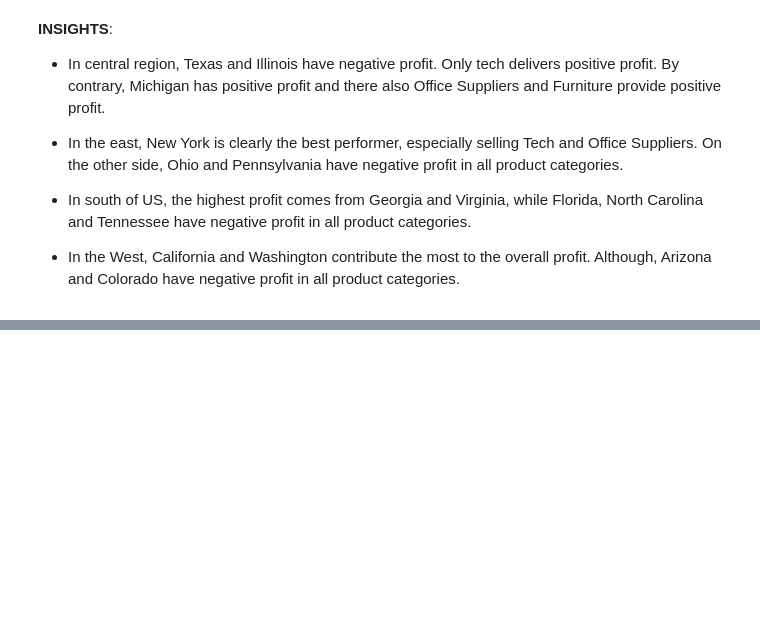
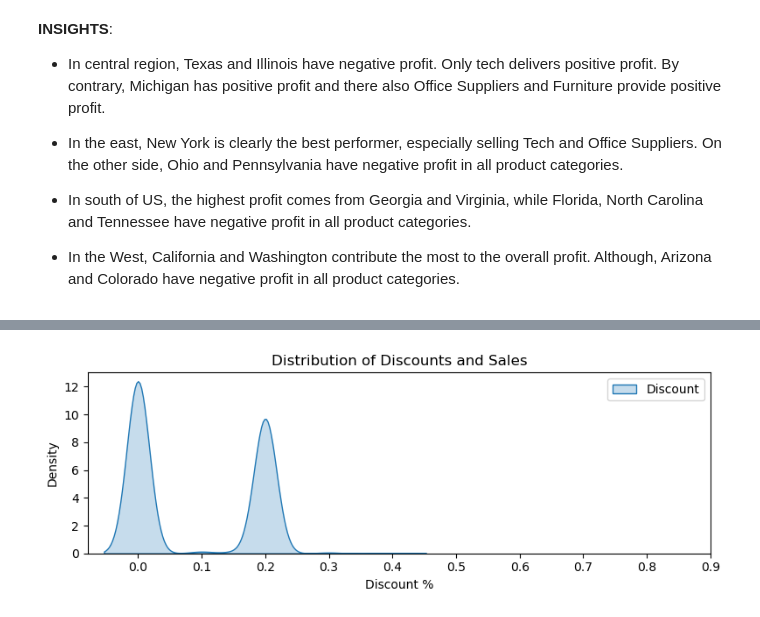
Before and after one commit to Kristinawk/final_project_ETL_Analytics, a Jupyter notebook: notebooks/02_preliminary_eda.ipynb, the cells around one changed output, grey strips where cells are left out. Cells and saved outputs as stored; diff of their text form; code cells hidden in the pictures; blank space fills up the shorter version.

```diff
--- a/notebooks/02_preliminary_eda.ipynb
+++ b/notebooks/02_preliminary_eda.ipynb
@@ -771,0 +1011,14 @@ plt.show()
+# %%
+# Plot KDE for Discount - Medium Profit
+
+plt.figure(figsize=(8, 3))
+sns.kdeplot(data=df_medium, x='Discount', label='Discount', fill=True)
+
+plt.title('Distribution of Discounts and Sales')
+plt.xlabel('Discount %')
+plt.xticks(np.arange(0, 1, step=0.1))
+plt.ylabel('Density')
+plt.legend()
+plt.tight_layout()
+# %% [output]
+[figure, added]
```
Also changed, not shown: parts of 39 cells of this notebook.
